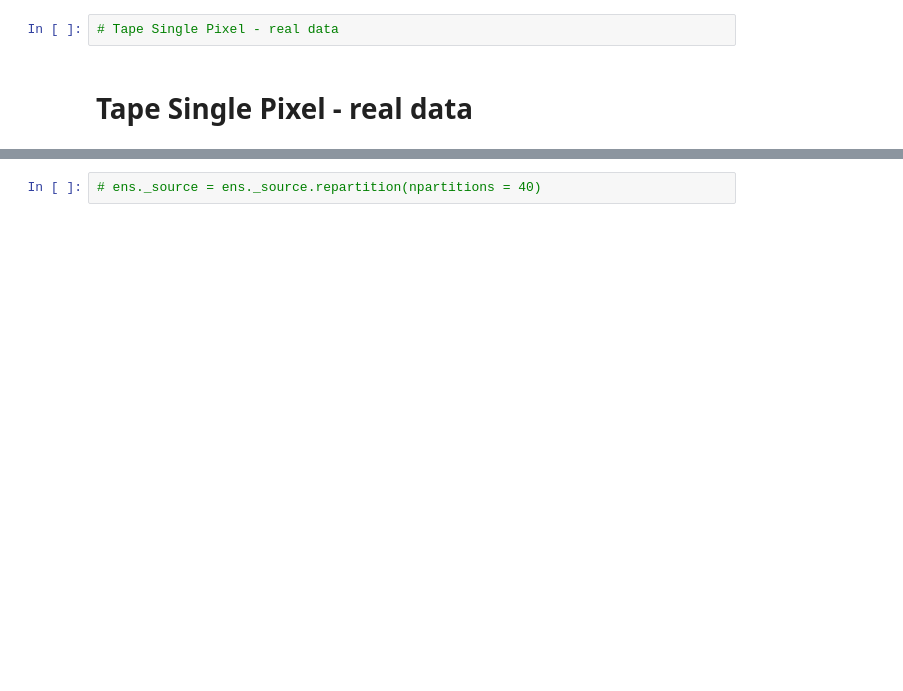
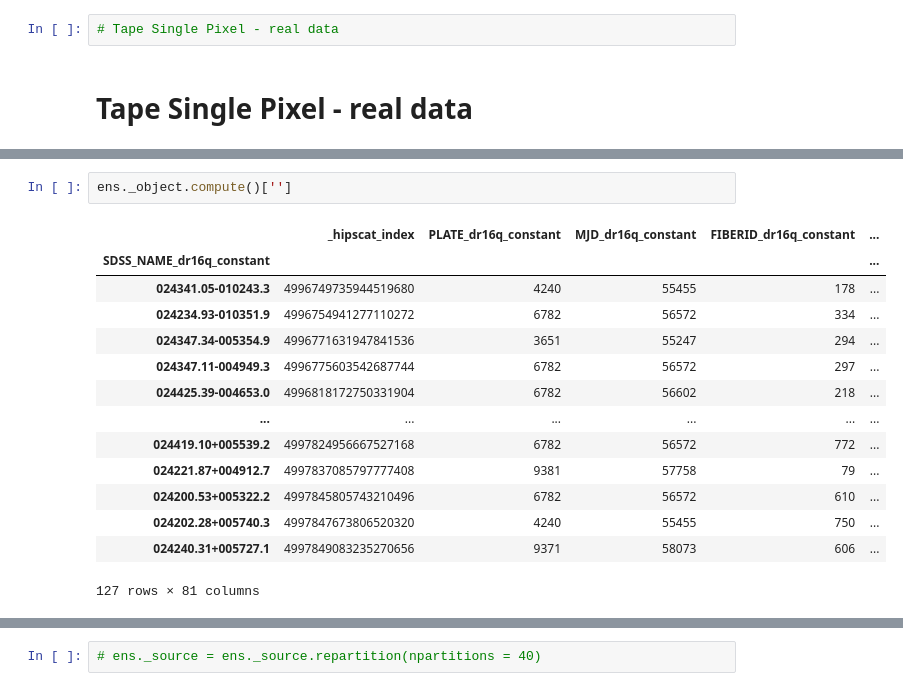
Before and after one commit to lincc-frameworks/notebooks_lf, a Jupyter notebook: PeriodDrw/Fit.ipynb, the cells around one changed output, grey strips where cells are left out. Cells and saved outputs as stored; diff of their text form; blank space fills up the shorter version.

```diff
--- a/PeriodDrw/Fit.ipynb
+++ b/PeriodDrw/Fit.ipynb
@@ -91,0 +93,17 @@ Dask Name: query, 3 graph layers
+# %%
+ens._object.compute()['']
+# %% [output]
+|  | _hipscat_index | PLATE_dr16q_constant | MJD_dr16q_constant | FIBERID_dr16q_constant | ... |
+| SDSS_NAME_dr16q_constant |  |  |  |  | ... |
+| 024341.05-010243.3 | 4996749735944519680 | 4240 | 55455 | 178 | ... |
+| 024234.93-010351.9 | 4996754941277110272 | 6782 | 56572 | 334 | ... |
+| 024347.34-005354.9 | 4996771631947841536 | 3651 | 55247 | 294 | ... |
+| 024347.11-004949.3 | 4996775603542687744 | 6782 | 56572 | 297 | ... |
+| 024425.39-004653.0 | 4996818172750331904 | 6782 | 56602 | 218 | ... |
+| ... | ... | ... | ... | ... | ... |
+| 024419.10+005539.2 | 4997824956667527168 | 6782 | 56572 | 772 | ... |
+| 024221.87+004912.7 | 4997837085797777408 | 9381 | 57758 | 79 | ... |
+| 024200.53+005322.2 | 4997845805743210496 | 6782 | 56572 | 610 | ... |
+| 024202.28+005740.3 | 4997847673806520320 | 4240 | 55455 | 750 | ... |
+| 024240.31+005727.1 | 4997849083235270656 | 9371 | 58073 | 606 | ... |
+127 rows × 81 columns
```
Also changed, not shown: parts of 12 cells of this notebook.
